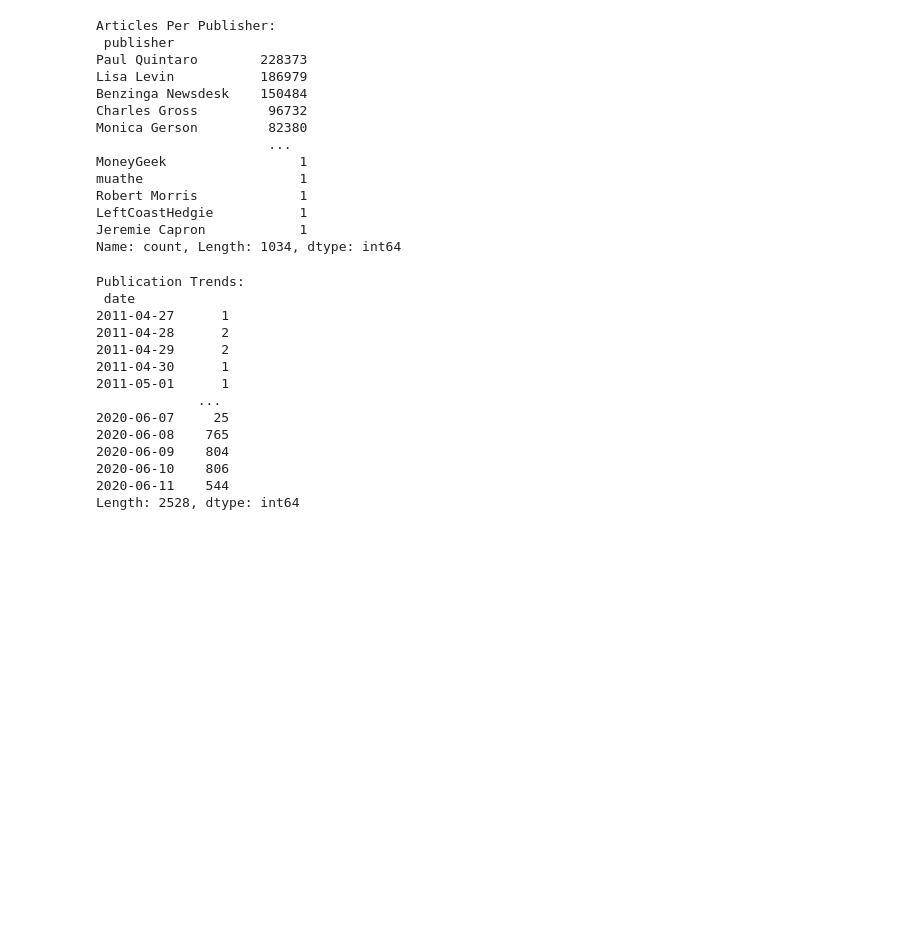
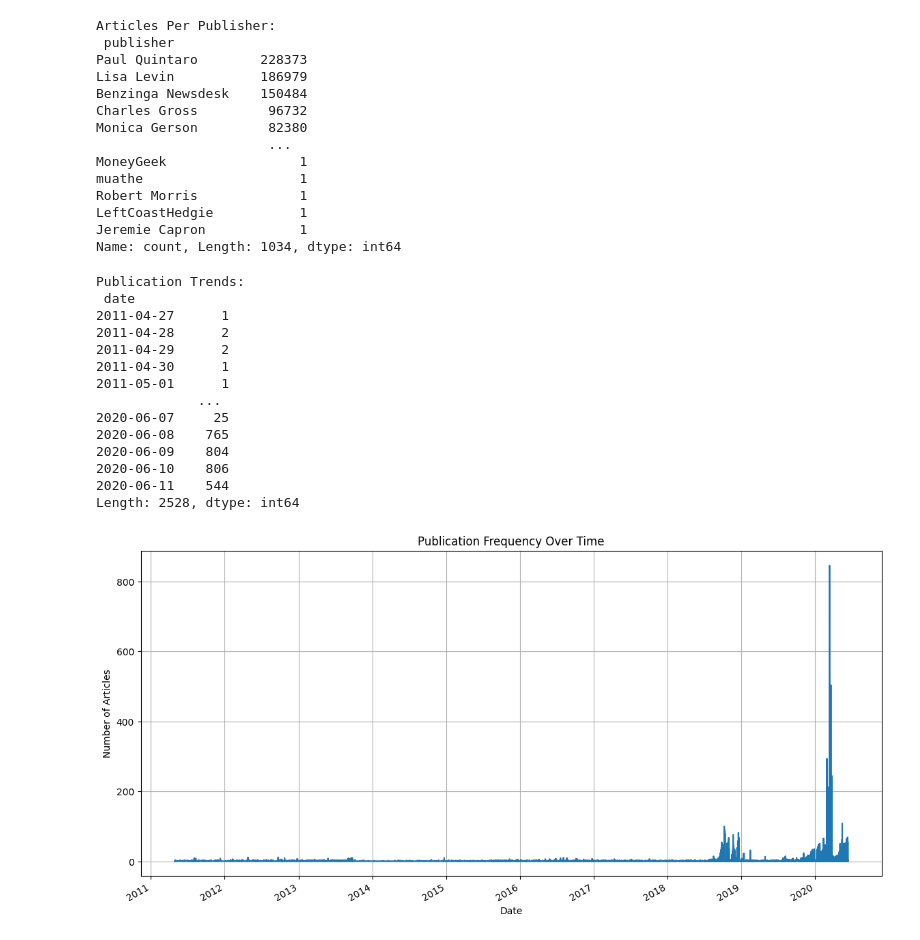
Before and after one commit to Yayerad/Nova-Financial-Solutions, a Jupyter notebook: notebooks/eda.ipynb, the cells around one changed output. Drawn from its saved outputs; the diff is of its cells as text; code cells hidden in the pictures; blank space fills up the shorter version.

```diff
--- a/notebooks/eda.ipynb
+++ b/notebooks/eda.ipynb
@@ -54,21 +77,35 @@ Robert Morris             1
 LeftCoastHedgie           1
 Jeremie Capron            1
 Name: count, Length: 1034, dtype: int64
-# %%
-trends = publication_trends(df)
-print("\nPublication Trends:\n", trends)
-# %% [output]
-Publication Trends:
- date
-2011-04-27      1
-2011-04-28      2
-2011-04-29      2
-2011-04-30      1
-2011-05-01      1
-             ...
-2020-06-07     25
-2020-06-08    765
-2020-06-09    804
-2020-06-10    806
-2020-06-11    544
-Length: 2528, dtype: int64
+# %%
+trends = publication_trends(df)
+print("\nPublication Trends:\n", trends)
+
+# Convert 'date' column to datetime format
+import pandas as pd
+df['date'] = pd.to_datetime(df['date'])
+
+# Plot publication trends over time
+plt.figure(figsize=(14, 7))
+df['date'].value_counts().sort_index().plot()
+plt.title('Publication Frequency Over Time')
+plt.xlabel('Date')
+plt.ylabel('Number of Articles')
+plt.grid(True)
+plt.show()
+# %% [output]
+Publication Trends:
+ date
+2011-04-27      1
+2011-04-28      2
+2011-04-29      2
+2011-04-30      1
+2011-05-01      1
+             ...
+2020-06-07     25
+2020-06-08    765
+2020-06-09    804
+2020-06-10    806
+2020-06-11    544
+Length: 2528, dtype: int64
+[figure, added]
```
Also changed, not shown: parts of 8 cells of this notebook.
